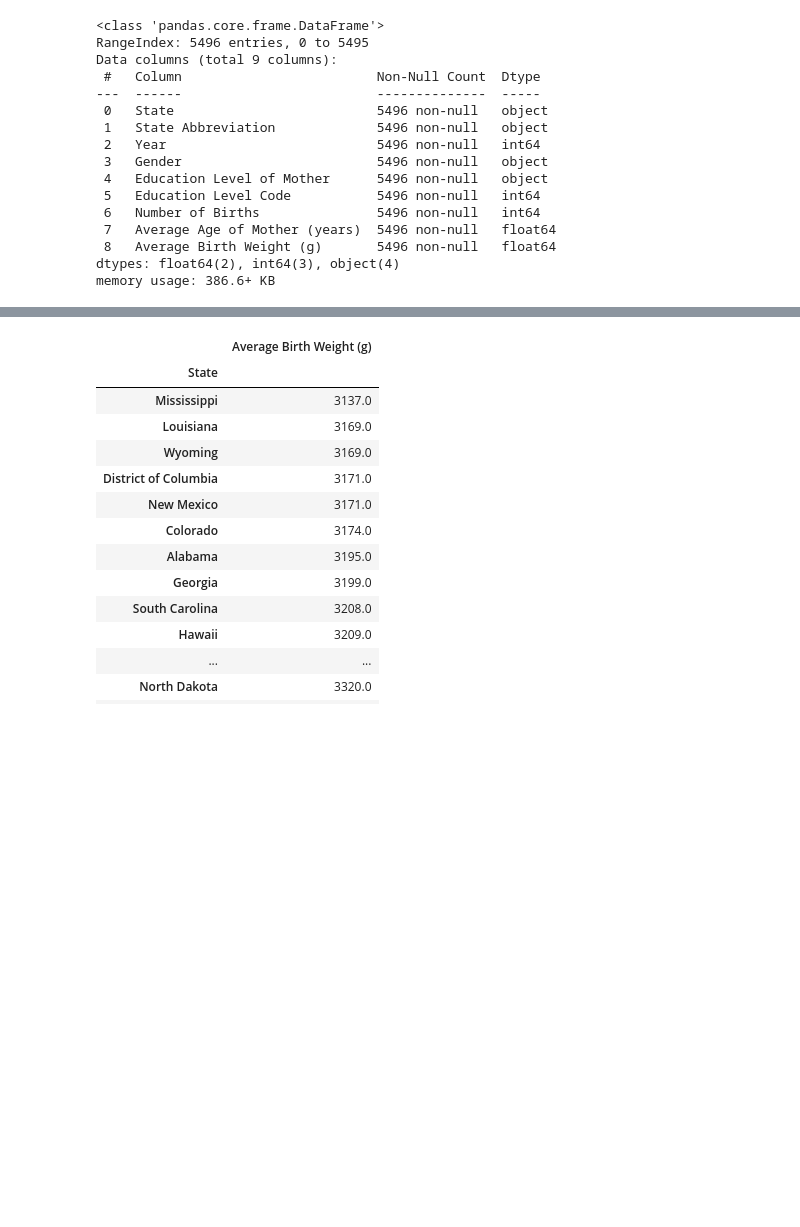
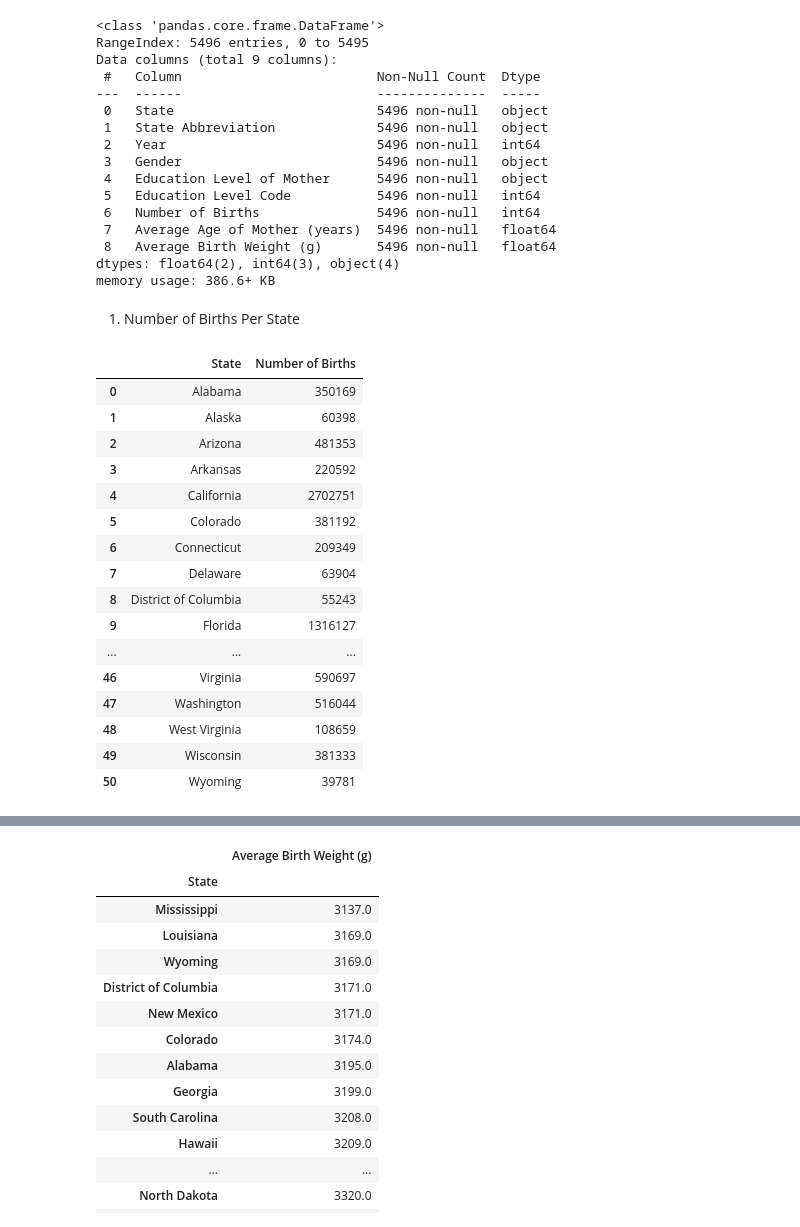
Before and after one commit to EthanM84/project-1, a Jupyter notebook: Main.ipynb, the cells around one changed output, grey strips where cells are left out. Drawn from its saved outputs; the diff is of its cells as text; code cells hidden in the pictures; blank space fills up the shorter version.

```diff
--- a/Main.ipynb
+++ b/Main.ipynb
@@ -56,3 +58,27 @@ Data columns (total 9 columns):
  8   Average Birth Weight (g)       5496 non-null   float64
 dtypes: float64(2), int64(3), object(4)
 memory usage: 386.6+ KB
+# %% [markdown]
+1. Number of Births Per State
+# %%
+# Calculate the number of births per state
+births_per_state = data_file_df.groupby('State', as_index =False)['Number of Births'].sum()
+births_per_state
+# %% [output]
+|  | State | Number of Births |
+| 0 | Alabama | 350169 |
+| 1 | Alaska | 60398 |
+| 2 | Arizona | 481353 |
+| 3 | Arkansas | 220592 |
+| 4 | California | 2702751 |
+| 5 | Colorado | 381192 |
+| 6 | Connecticut | 209349 |
+| 7 | Delaware | 63904 |
+| 8 | District of Columbia | 55243 |
+| 9 | Florida | 1316127 |
+| ... | ... | ... |
+| 46 | Virginia | 590697 |
+| 47 | Washington | 516044 |
+| 48 | West Virginia | 108659 |
+| 49 | Wisconsin | 381333 |
+| 50 | Wyoming | 39781 |
```
Also changed, not shown: parts of 14 cells of this notebook, 3 other files.
